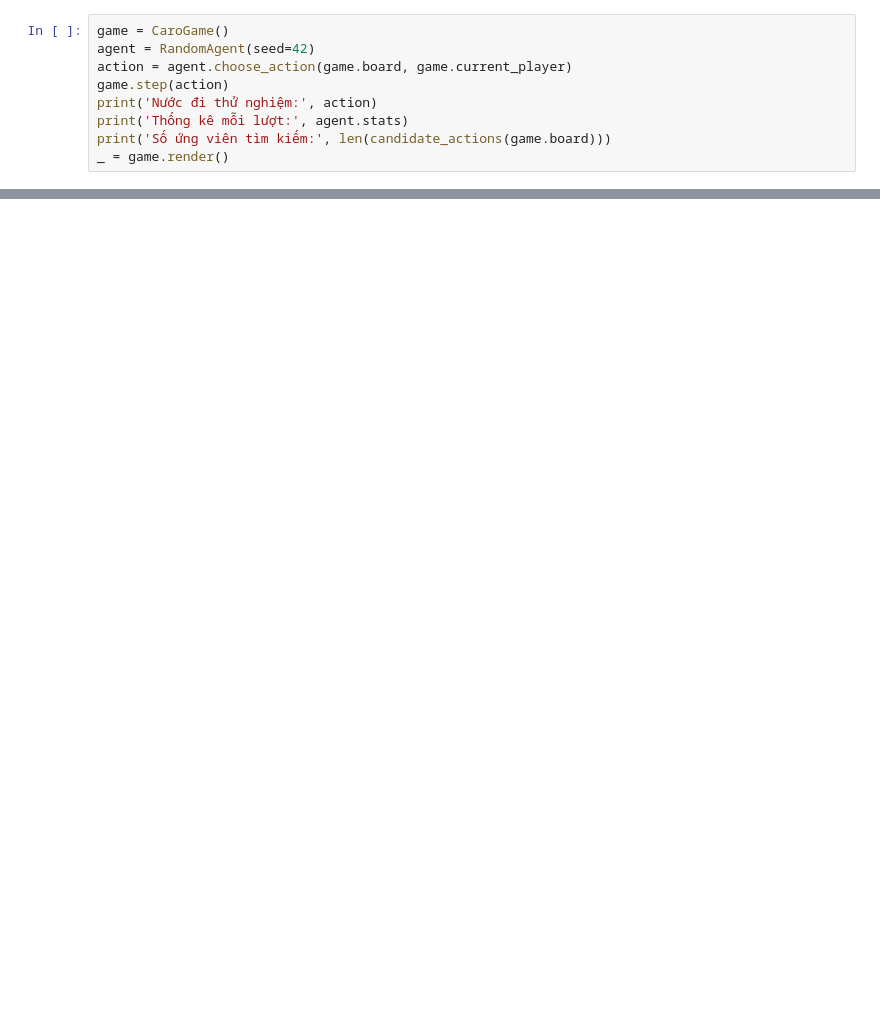
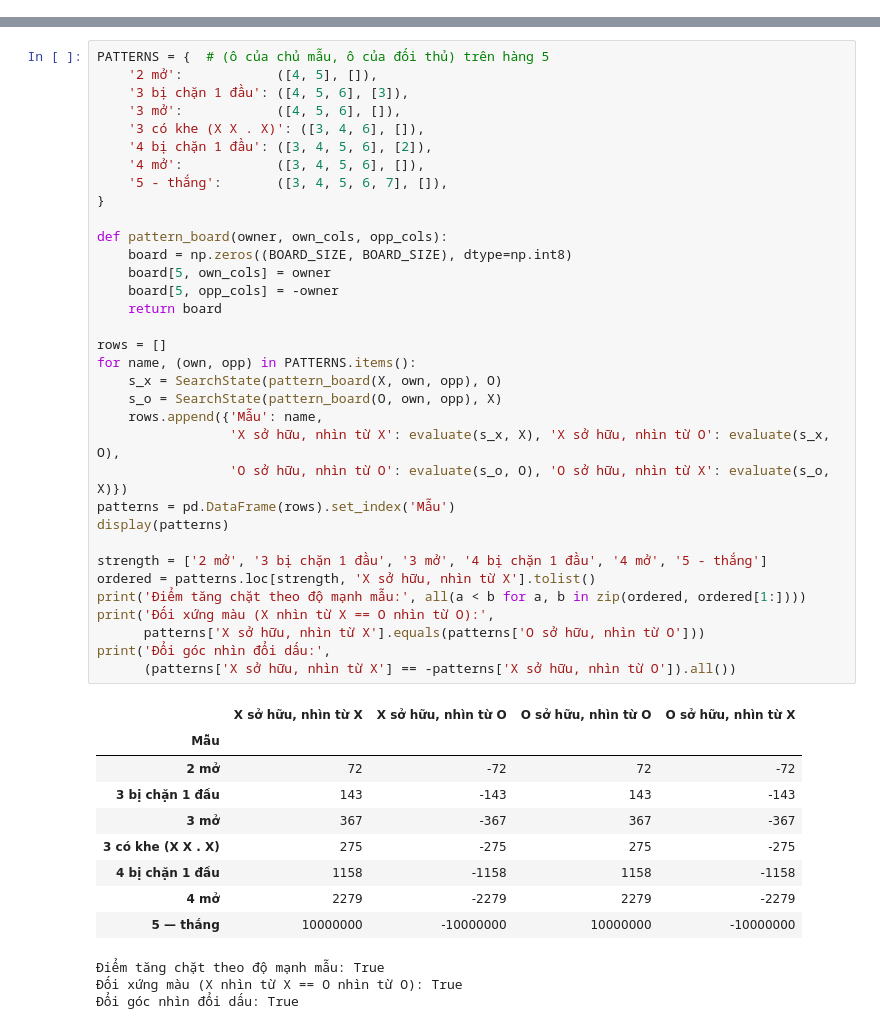
Before and after one commit to 10tothepowerof6/AdvancedAI-Repo, a Jupyter notebook: caro-11x11/notebooks/02_minimax.ipynb, the cells around one changed output, grey strips where cells are left out. Saved outputs shown, nothing was run; the diff lists cells and outputs as text; blank space fills up the shorter version.

```diff
--- a/caro-11x11/notebooks/02_minimax.ipynb
+++ b/caro-11x11/notebooks/02_minimax.ipynb
@@ -16,9 +56,0 @@ from core.game_utils import candidate_actions
-# %%
-game = CaroGame()
-agent = RandomAgent(seed=42)
-action = agent.choose_action(game.board, game.current_player)
-game.step(action)
-print('Nước đi thử nghiệm:', action)
-print('Thống kê mỗi lượt:', agent.stats)
-print('Số ứng viên tìm kiếm:', len(candidate_actions(game.board)))
-_ = game.render()
@@ -30,0 +315,47 @@ _ = game.render()
+# %%
+PATTERNS = {  # (ô của chủ mẫu, ô của đối thủ) trên hàng 5
+    '2 mở':            ([4, 5], []),
+    '3 bị chặn 1 đầu': ([4, 5, 6], [3]),
+    '3 mở':            ([4, 5, 6], []),
+    '3 có khe (X X . X)': ([3, 4, 6], []),
+    '4 bị chặn 1 đầu': ([3, 4, 5, 6], [2]),
+    '4 mở':            ([3, 4, 5, 6], []),
+    '5 - thắng':       ([3, 4, 5, 6, 7], []),
+}
+
+def pattern_board(owner, own_cols, opp_cols):
+    board = np.zeros((BOARD_SIZE, BOARD_SIZE), dtype=np.int8)
+    board[5, own_cols] = owner
+    board[5, opp_cols] = -owner
+    return board
+
+rows = []
+for name, (own, opp) in PATTERNS.items():
+    s_x = SearchState(pattern_board(X, own, opp), O)
+    s_o = SearchState(pattern_board(O, own, opp), X)
+    rows.append({'Mẫu': name,
+                 'X sở hữu, nhìn từ X': evaluate(s_x, X), 'X sở hữu, nhìn từ O': evaluate(s_x, O),
+                 'O sở hữu, nhìn từ O': evaluate(s_o, O), 'O sở hữu, nhìn từ X': evaluate(s_o, X)})
+patterns = pd.DataFrame(rows).set_index('Mẫu')
+display(patterns)
+
+strength = ['2 mở', '3 bị chặn 1 đầu', '3 mở', '4 bị chặn 1 đầu', '4 mở', '5 - thắng']
+ordered = patterns.loc[strength, 'X sở hữu, nhìn từ X'].tolist()
+print('Điểm tăng chặt theo độ mạnh mẫu:', all(a < b for a, b in zip(ordered, ordered[1:])))
+print('Đối xứng màu (X nhìn từ X == O nhìn từ O):',
+      patterns['X sở hữu, nhìn từ X'].equals(patterns['O sở hữu, nhìn từ O']))
+print('Đổi góc nhìn đổi dấu:',
+      (patterns['X sở hữu, nhìn từ X'] == -patterns['X sở hữu, nhìn từ O']).all())
+# %% [output]
+|  | X sở hữu, nhìn từ X | X sở hữu, nhìn từ O | O sở hữu, nhìn từ O | O sở hữu, nhìn từ X |
+| Mẫu |  |  |  |  |
+| 2 mở | 72 | -72 | 72 | -72 |
+| 3 bị chặn 1 đầu | 143 | -143 | 143 | -143 |
+| 3 mở | 367 | -367 | 367 | -367 |
+| 3 có khe (X X . X) | 275 | -275 | 275 | -275 |
+| 4 bị chặn 1 đầu | 1158 | -1158 | 1158 | -1158 |
+| 4 mở | 2279 | -2279 | 2279 | -2279 |
+| 5 — thắng | 10000000 | -10000000 | 10000000 | -10000000 |
+Điểm tăng chặt theo độ mạnh mẫu: True
+Đối xứng màu (X nhìn từ X == O nhìn từ O): True
+Đổi góc nhìn đổi dấu: True
```
Also changed, not shown: parts of 26 cells of this notebook.
